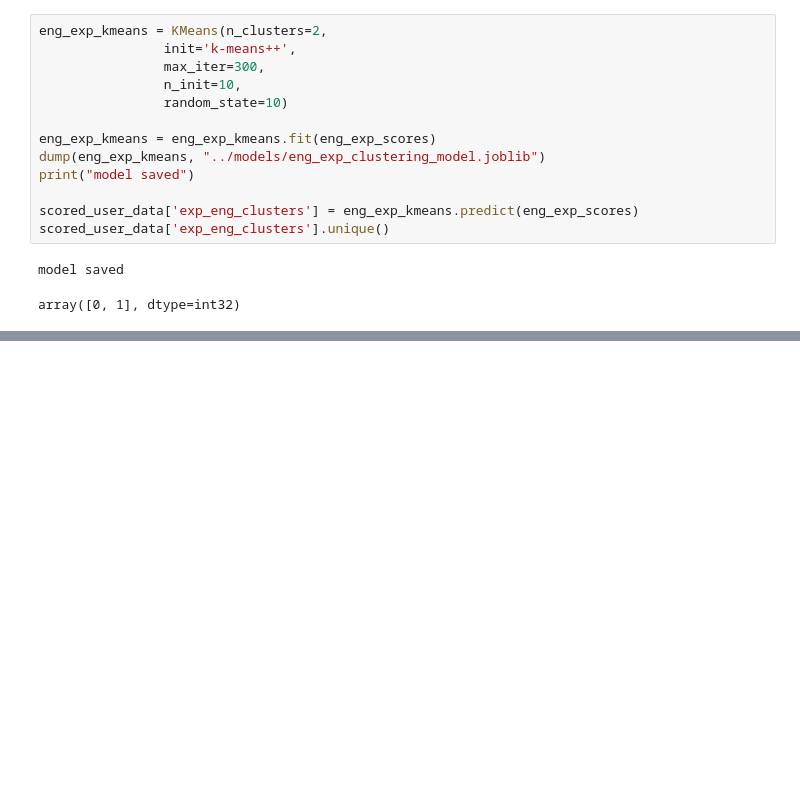
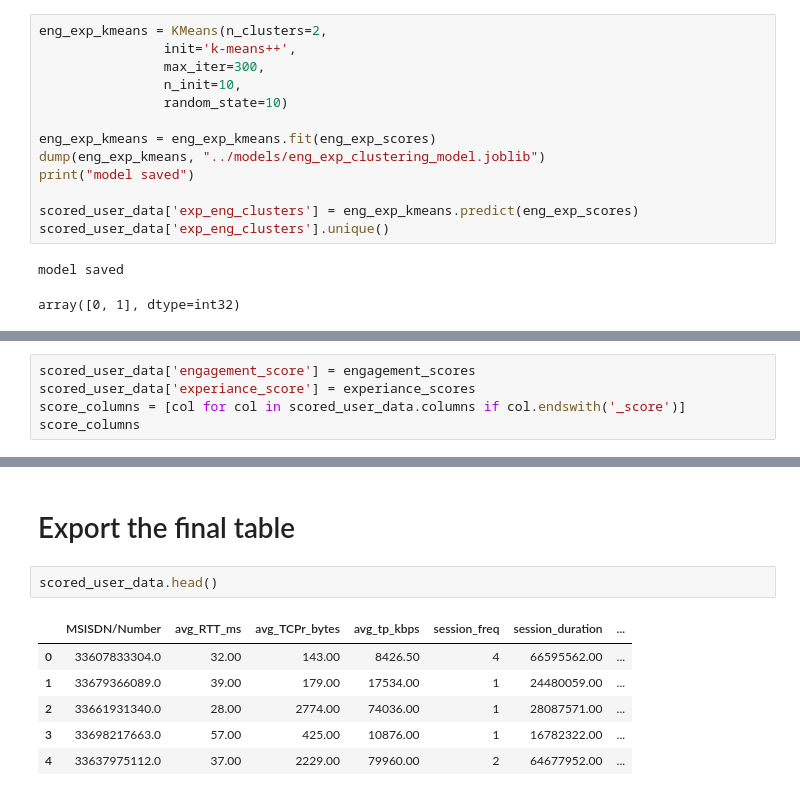
Before and after one commit to Hen0k/TellCo-user-analysis, a Jupyter notebook: notebooks/4-User-Satisfaction-Analysis.ipynb, the cells around one changed output, grey strips where cells are left out. Cells and saved outputs as stored; diff of their text form; blank space fills up the shorter version.

```diff
--- a/notebooks/4-User-Satisfaction-Analysis.ipynb
+++ b/notebooks/4-User-Satisfaction-Analysis.ipynb
@@ -317,0 +304,5 @@ plt.show()
+# %%
+scored_user_data['engagement_score'] = engagement_scores
+scored_user_data['experiance_score'] = experiance_scores
+score_columns = [col for col in scored_user_data.columns if col.endswith('_score')]
+score_columns
@@ -317,0 +318,11 @@ plt.show()
+# %% [markdown]
+# Export the final table
+# %%
+scored_user_data.head()
+# %% [output]
+|  | MSISDN/Number | avg_RTT_ms | avg_TCPr_bytes | avg_tp_kbps | session_freq | session_duration | ... |
+| 0 | 33607833304.0 | 32.00 | 143.00 | 8426.50 | 4 | 66595562.00 | ... |
+| 1 | 33679366089.0 | 39.00 | 179.00 | 17534.00 | 1 | 24480059.00 | ... |
+| 2 | 33661931340.0 | 28.00 | 2774.00 | 74036.00 | 1 | 28087571.00 | ... |
+| 3 | 33698217663.0 | 57.00 | 425.00 | 10876.00 | 1 | 16782322.00 | ... |
+| 4 | 33637975112.0 | 37.00 | 2229.00 | 79960.00 | 2 | 64677952.00 | ... |
```
Also changed, not shown: parts of 8 cells of this notebook.
